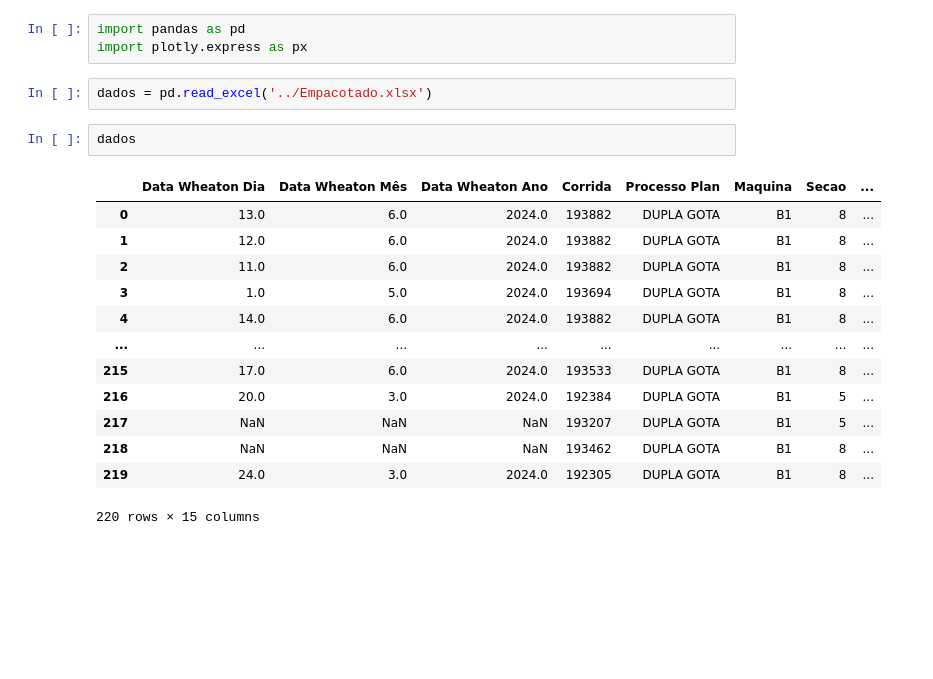
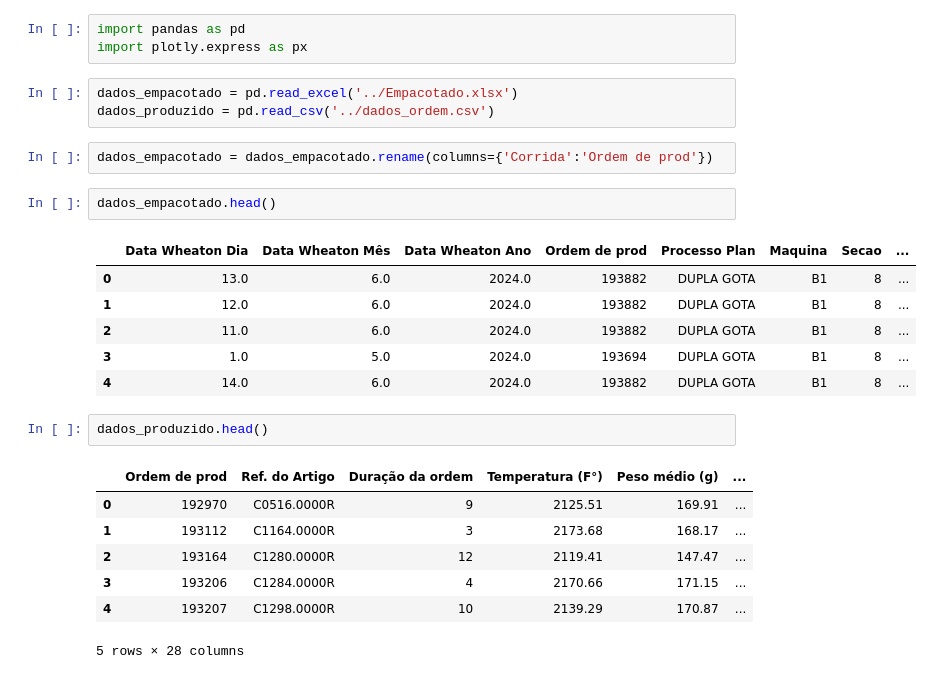
Before and after one commit to lucasz-g/Analise-Gotas, a Jupyter notebook: analises/analise_empacotado.ipynb, the cells around one changed output. Cells and saved outputs as stored; diff of their text form; blank space fills up the shorter version.

```diff
--- a/analises/analise_empacotado.ipynb
+++ b/analises/analise_empacotado.ipynb
@@ -2,20 +2,26 @@
 import pandas as pd
 import plotly.express as px
 # %%
-dados = pd.read_excel('../Empacotado.xlsx')
+dados_empacotado = pd.read_excel('../Empacotado.xlsx')
+dados_produzido = pd.read_csv('../dados_ordem.csv')
-# %%
-dados
-# %% [output]
-|  | Data Wheaton Dia | Data Wheaton Mês | Data Wheaton Ano | Corrida | Processo Plan | Maquina | Secao | ... |
-| 0 | 13.0 | 6.0 | 2024.0 | 193882 | DUPLA GOTA | B1 | 8 | ... |
-| 1 | 12.0 | 6.0 | 2024.0 | 193882 | DUPLA GOTA | B1 | 8 | ... |
-| 2 | 11.0 | 6.0 | 2024.0 | 193882 | DUPLA GOTA | B1 | 8 | ... |
-| 3 | 1.0 | 5.0 | 2024.0 | 193694 | DUPLA GOTA | B1 | 8 | ... |
-| 4 | 14.0 | 6.0 | 2024.0 | 193882 | DUPLA GOTA | B1 | 8 | ... |
-| ... | ... | ... | ... | ... | ... | ... | ... | ... |
-| 215 | 17.0 | 6.0 | 2024.0 | 193533 | DUPLA GOTA | B1 | 8 | ... |
-| 216 | 20.0 | 3.0 | 2024.0 | 192384 | DUPLA GOTA | B1 | 5 | ... |
-| 217 | NaN | NaN | NaN | 193207 | DUPLA GOTA | B1 | 5 | ... |
-| 218 | NaN | NaN | NaN | 193462 | DUPLA GOTA | B1 | 8 | ... |
-| 219 | 24.0 | 3.0 | 2024.0 | 192305 | DUPLA GOTA | B1 | 8 | ... |
-220 rows × 15 columns
+# %%
+dados_empacotado = dados_empacotado.rename(columns={'Corrida':'Ordem de prod'})
+# %%
+dados_empacotado.head()
+# %% [output]
+|  | Data Wheaton Dia | Data Wheaton Mês | Data Wheaton Ano | Ordem de prod | Processo Plan | Maquina | Secao | ... |
+| 0 | 13.0 | 6.0 | 2024.0 | 193882 | DUPLA GOTA | B1 | 8 | ... |
+| 1 | 12.0 | 6.0 | 2024.0 | 193882 | DUPLA GOTA | B1 | 8 | ... |
+| 2 | 11.0 | 6.0 | 2024.0 | 193882 | DUPLA GOTA | B1 | 8 | ... |
+| 3 | 1.0 | 5.0 | 2024.0 | 193694 | DUPLA GOTA | B1 | 8 | ... |
+| 4 | 14.0 | 6.0 | 2024.0 | 193882 | DUPLA GOTA | B1 | 8 | ... |
+# %%
+dados_produzido.head()
+# %% [output]
+|  | Ordem de prod | Ref. do Artigo | Duração da ordem | Temperatura (F°) | Peso médio (g) | ... |
+| 0 | 192970 | C0516.0000R | 9 | 2125.51 | 169.91 | ... |
+| 1 | 193112 | C1164.0000R | 3 | 2173.68 | 168.17 | ... |
+| 2 | 193164 | C1280.0000R | 12 | 2119.41 | 147.47 | ... |
+| 3 | 193206 | C1284.0000R | 4 | 2170.66 | 171.15 | ... |
+| 4 | 193207 | C1298.0000R | 10 | 2139.29 | 170.87 | ... |
+5 rows × 28 columns
```
Also changed, not shown: parts of 11 cells of this notebook, 2 other files.
